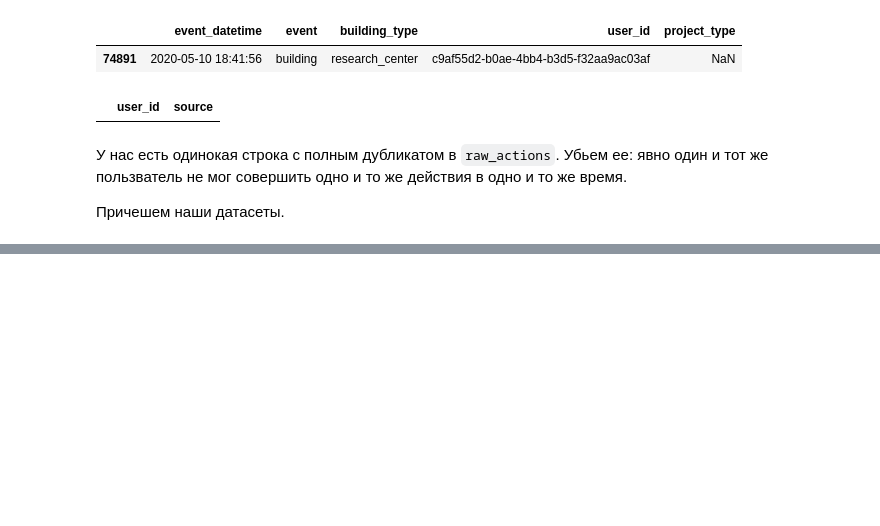
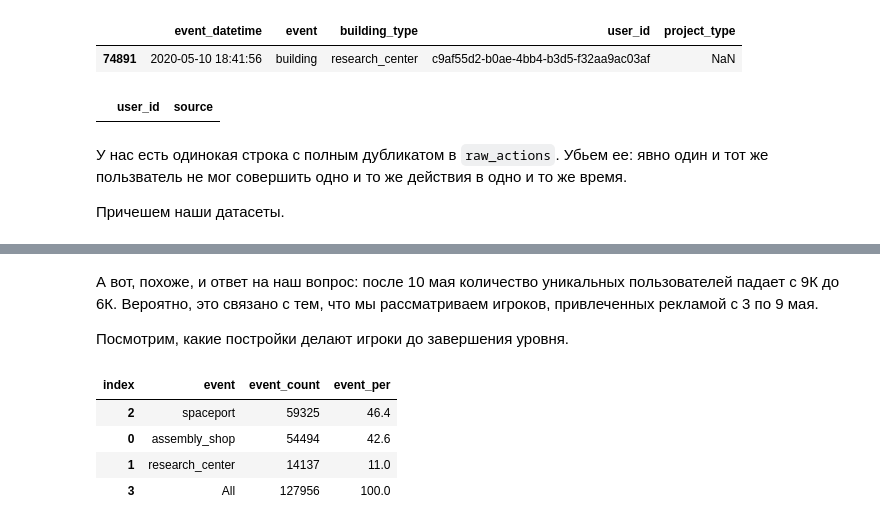
Before and after one commit to mskhmelik/prj_space_brothers, a Jupyter notebook: prj_space_brothers.ipynb, the cells around one changed output, grey strips where cells are left out. Saved outputs shown, nothing was run; the diff lists cells and outputs as text; code cells hidden in the pictures; blank space fills up the shorter version.

Commit message:
modified:   prj_space_brothers.ipynb added:      added events and users in time, number of buildings built

```diff
--- a/prj_space_brothers.ipynb
+++ b/prj_space_brothers.ipynb
@@ -72,7 +72,7 @@ except:
     raw_sources = pd.read_csv('/datasets/user_source.csv')
 
 # Constants, which we will need later
-FIG_WIDTH = 10
+FIG_WIDTH = 8
 FIG_HEIGHT = 5
 # %% [markdown]
 ## Предобработка данных
@@ -172,9 +172,9 @@ for dataset in [raw_actions, raw_sources]:
 # Win classifier function
 def fun_get_win_type(event_column):
     """
-    Classifier function to fill-in the blanks in the df_actions. If a player completed a stage without a constructing
-    orbital assembly - it is a PvP win. If they constructed orbital assembly - it is a PvE win.
-    Otherwise, player has not completed the stage.
+    Classifier function to fill-in the blanks in the df_actions.
+    If a player completed a stage without constructing orbital assembly - it is a PvP win.
+    If they constructed orbital assembly - it is a PvE win. Otherwise, player has not completed the stage.
 
     Args:
         event_column: event column from df_actions
@@ -206,8 +206,13 @@ df_actions = (
     .copy()
     .drop_duplicates()
     .assign(
+        event = lambda df: df.event.replace({
+            'building': 'building_completed',
+            'finished_stage_1': 'won_by_pvp',
+            'project': 'won_by_completing_project',
+        }),
         building_type = lambda df: df.building_type.fillna('no_building'),
-        project_type = lambda df: df.event.apply(fun_get_win_type)
+        project_type = lambda df: df.event.apply(fun_get_win_type),
     )
     .astype({
         'event_datetime': 'datetime64[s]'
@@ -219,0 +311,49 @@ df_actions = (
+# %% [markdown]
+А вот, похоже, и ответ на наш вопрос: после 10 мая количество уникальных пользователей падает с 9К до 6К. Вероятно, это связано с тем, что мы рассматриваем игроков, привлеченных рекламой с 3 по 9 мая.
+
+Посмотрим, какие постройки делают игроки до завершения уровня.
+# %%
+df_temp = (
+    pd.pivot_table(
+        data=df_actions[df_actions.building_type != 'no_building'],
+        index='building_type',
+        values='user_id',
+        aggfunc='count',
+        margins=True
+    )
+    .reset_index()
+    .set_axis(['event', 'event_count'], axis=1)
+    .rename_axis('index', axis=1)
+    .assign(
+        event_per = lambda df: round(100 * df.event_count / df.event_count.iloc[-1], 1),
+        sort_key = lambda df: df.event == 'All'
+    )
+    .sort_values(['sort_key', 'event_per'], ascending=[True, False])
+    .drop('sort_key', axis=1)
+)
+
+fig = px.bar(
+    df_temp[df_temp.event != 'All'],
+    x='event_count',
+    y='event',
+    text_auto=True,
+    title='Total number of events by buidling type',
+    labels=dict(
+        event_count='Number of events',
+        event='Building type'
+    ),
+    width=FIG_WIDTH*100,
+    height=FIG_HEIGHT*100,
+    template='plotly_white'
+)
+fig.update_xaxes(showticklabels=False)
+fig.update_layout(yaxis={'categoryorder':'total ascending'})
+fig.show()
+
+display(df_temp)
+# %% [output]
+| index | event | event_count | event_per |
+| 2 | spaceport | 59325 | 46.4 |
+| 0 | assembly_shop | 54494 | 42.6 |
+| 1 | research_center | 14137 | 11.0 |
+| 3 | All | 127956 | 100.0 |
```
Also changed, not shown: parts of 4 cells of this notebook.
